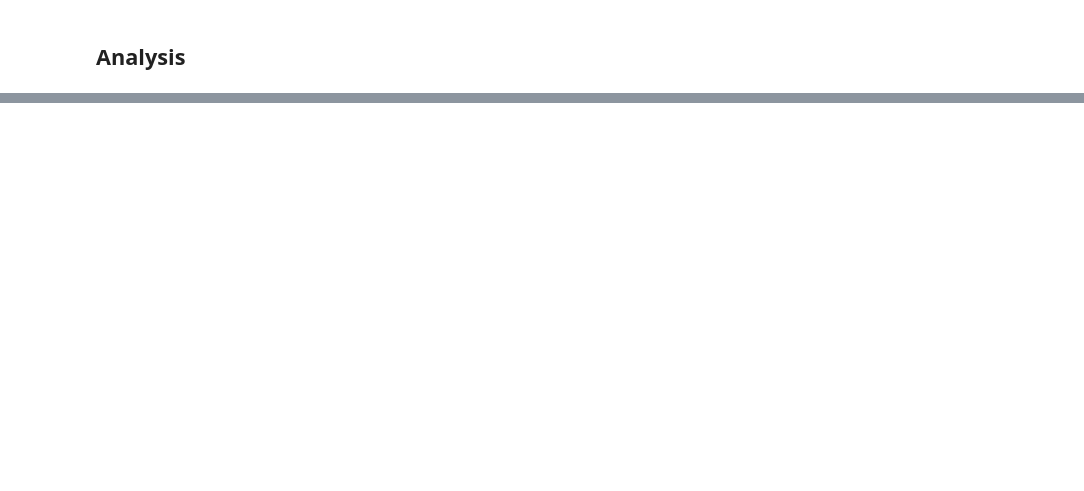
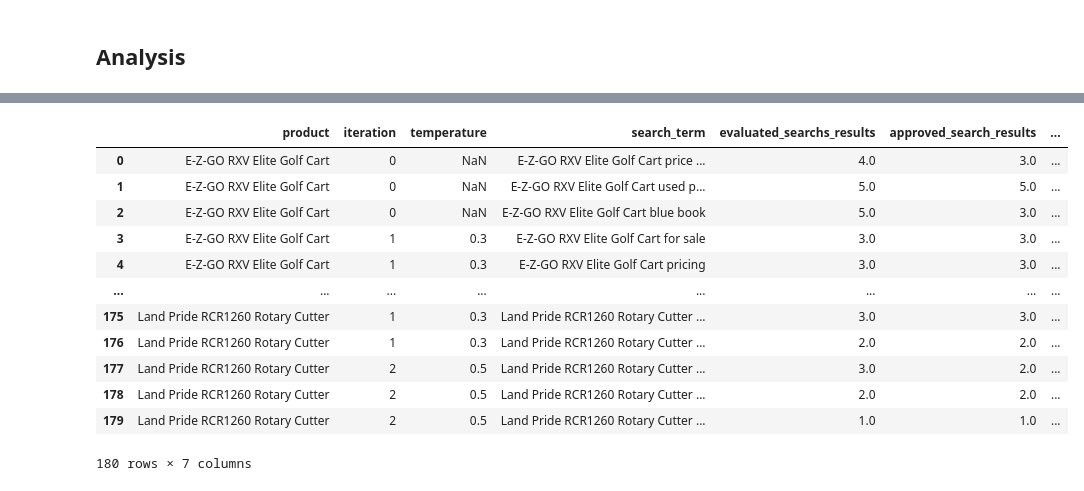
Before and after one commit to juanbsosa/LLMAgenticSearch, a Jupyter notebook: build_raw_response_analysis.ipynb, the cells around one changed output, grey strips where cells are left out. Drawn from its saved outputs; the diff is of its cells as text; code cells hidden in the pictures; blank space fills up the shorter version.

Commit message:
Agent dev finished. URLs retrieved.
Now working on scraping prices.

```diff
--- a/build_raw_response_analysis.ipynb
+++ b/build_raw_response_analysis.ipynb
@@ -61,13 +64,12 @@ print(output_dir)
 # %% [markdown]
 ## Load a raw response
 # %%
-path = os.path.join(final_data_dir, 'commodity_price_sources', 'commodity_prices_search_results_evaluated_2024-11-08_11.07.json')
+path = os.path.join(final_data_dir, 'commodity_price_sources', 'commodity_prices_search_results_evaluated_2024-11-19_12.16.json')
 with open(path, 'r') as file:
-    raw_responses = json.load(file)
-print(len(raw_responses))
-for entry in raw_responses:
-    print(entry['commodity'])
+    raw_responses_commodities = json.load(file)
+print(len(raw_responses_commodities))
+for entry in raw_responses_commodities:
+    print(entry['item_to_search'])
     print(entry.keys())
     print('\n')
-raw_responses
 # %% [output]
@@ -97,0 +93,9 @@ dict_keys(['commodity', 'search_results_to_evaluate', 'evaluated_search_results'
+# %%
+path = os.path.join(final_data_dir, 'product_price_sources', 'product_prices_search_results_evaluated_2024-11-18_00.20.json')
+with open(path, 'r') as file:
+    raw_responses_products = json.load(file)
+print(len(raw_responses_products))
+for entry in raw_responses_products:
+    print(entry['item_to_search'])
+    # print(entry.keys())
+    # print('\n')
@@ -189,18 +145,0 @@ build_df_with_search_results(raw_responses).head()
-# %%
-def search_term_performace(raw_responses):
-    search_terms = build_df_with_search_terms(raw_responses)
-    search_results = build_df_with_search_results(raw_responses)
-
-    # Calculate row count by group
-    search_results['evaluated_searchs_results'] = search_results.groupby(['commodity', 'search_term'])['evaluation_outcome'].transform('size')
-
-    # Calculate True count by group
-    search_results['approved_search_results'] = search_results.groupby(['commodity', 'search_term'])['evaluation_outcome'].transform('sum')
-
-    # Calculate False count by group
-    search_results['disapproved_search_results'] = search_results['evaluated_searchs_results'] - search_results['approved_search_results']
-
-    search_results_group = search_terms.merge(search_results[['commodity', 'search_term', 'evaluated_searchs_results', 'approved_search_results', 'disapproved_search_results']],
-                            on=['commodity', 'search_term'], how='left')
-
-    return search_results_group
@@ -226,0 +172,16 @@ search_term_performace(raw_responses)
+# %%
+search_term_performace(raw_responses_products, item_type='product')
+# %% [output]
+|  | product | iteration | temperature | search_term | evaluated_searchs_results | approved_search_results | ... |
+| 0 | E-Z-GO RXV Elite Golf Cart | 0 | NaN | E-Z-GO RXV Elite Golf Cart price ... | 4.0 | 3.0 | ... |
+| 1 | E-Z-GO RXV Elite Golf Cart | 0 | NaN | E-Z-GO RXV Elite Golf Cart used p... | 5.0 | 5.0 | ... |
+| 2 | E-Z-GO RXV Elite Golf Cart | 0 | NaN | E-Z-GO RXV Elite Golf Cart blue book | 5.0 | 3.0 | ... |
+| 3 | E-Z-GO RXV Elite Golf Cart | 1 | 0.3 | E-Z-GO RXV Elite Golf Cart for sale | 3.0 | 3.0 | ... |
+| 4 | E-Z-GO RXV Elite Golf Cart | 1 | 0.3 | E-Z-GO RXV Elite Golf Cart pricing | 3.0 | 3.0 | ... |
+| ... | ... | ... | ... | ... | ... | ... | ... |
+| 175 | Land Pride RCR1260 Rotary Cutter | 1 | 0.3 | Land Pride RCR1260 Rotary Cutter ... | 3.0 | 3.0 | ... |
+| 176 | Land Pride RCR1260 Rotary Cutter | 1 | 0.3 | Land Pride RCR1260 Rotary Cutter ... | 2.0 | 2.0 | ... |
+| 177 | Land Pride RCR1260 Rotary Cutter | 2 | 0.5 | Land Pride RCR1260 Rotary Cutter ... | 3.0 | 2.0 | ... |
+| 178 | Land Pride RCR1260 Rotary Cutter | 2 | 0.5 | Land Pride RCR1260 Rotary Cutter ... | 2.0 | 2.0 | ... |
+| 179 | Land Pride RCR1260 Rotary Cutter | 2 | 0.5 | Land Pride RCR1260 Rotary Cutter ... | 1.0 | 1.0 | ... |
+180 rows × 7 columns
```
Also changed, not shown: parts of 17 cells of this notebook, 7 other files.
